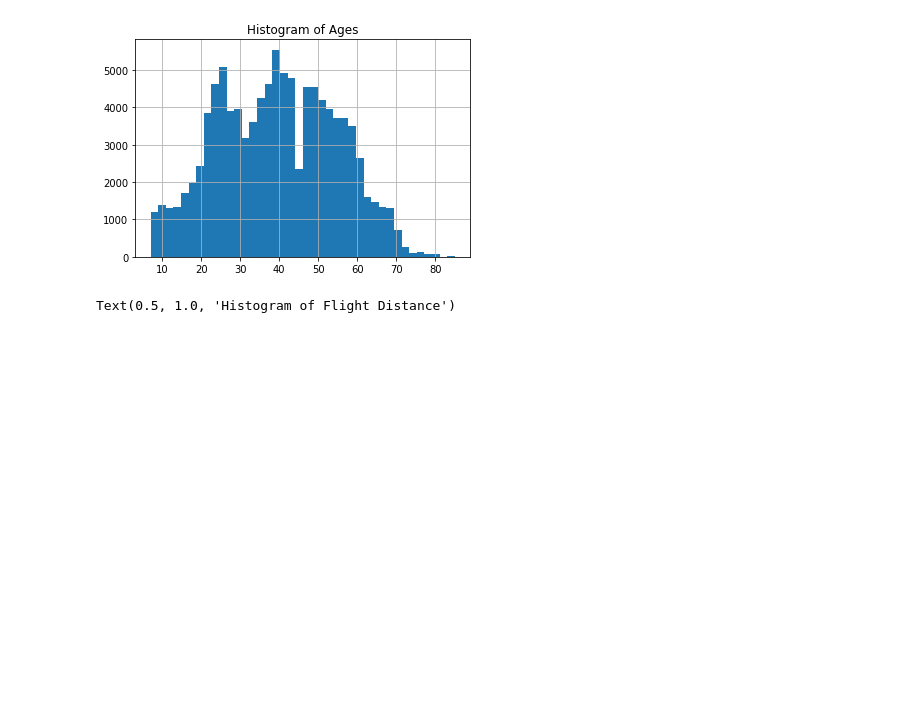
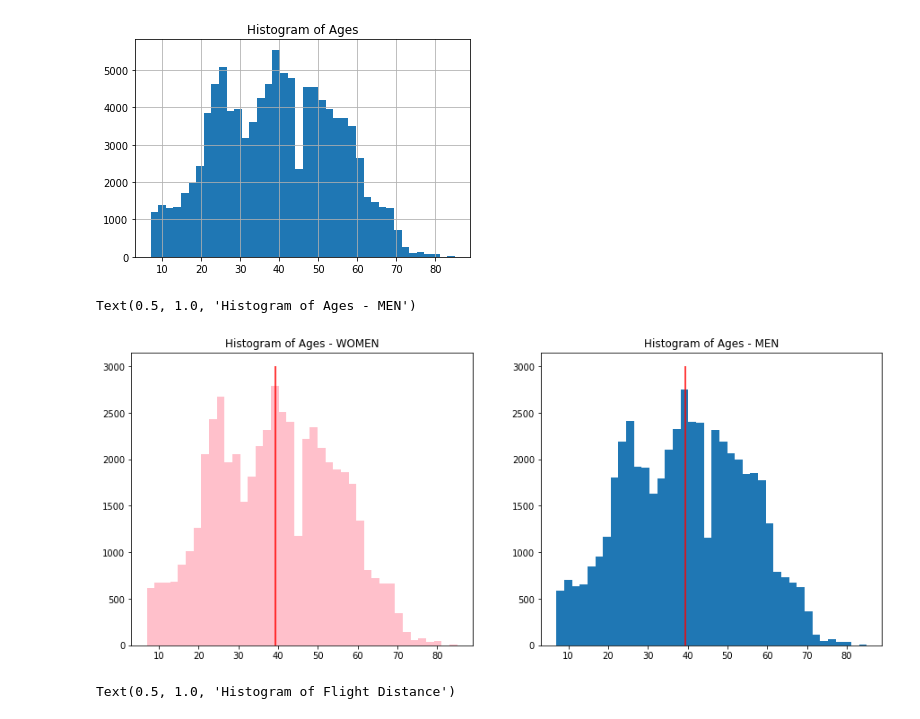
Before and after one commit to leo-cavalcante/airline-passenger-satisfaction, a Jupyter notebook: Airline Passenger Satisfaction.ipynb, the cells around one changed output. Cells and saved outputs as stored; diff of their text form; code cells hidden in the pictures; blank space fills up the shorter version.

```diff
--- a/Airline Passenger Satisfaction.ipynb
+++ b/Airline Passenger Satisfaction.ipynb
@@ -186,7 +186,7 @@ airline_train
 # %%
 # Cleaning column "Satisfaction" to indicate only if customer was satisfied or not
 airline_train.rename(columns={"satisfaction":"Satisfied"}, inplace=True)
-airline_train["Satisfied"] = airline_train["Satisfied"].apply(lambda x: 1 if x=='satisfied' else 0)
+airline_train["Satisfied"] = airline_train["Satisfied"].apply(lambda x: 1 if x=='neutral or dissatisfied' else 0)
 airline_train
 # %% [output]
 |  | Gender | Loyal | Age | Type of Travel | Class | Flight Distance | Inflight wifi service | ... |
@@ -295,6 +376,18 @@ plt.title("Histogram of Ages")
 # %% [output]
 Text(0.5, 1.0, 'Histogram of Ages')
 [figure]
+# %%
+fig, (ax1,ax2) = plt.subplots(1,2, figsize=(15,6))
+ax1.hist(airline_train[airline_train["Gender"]=="Female"]["Age"],bins=40,color="pink")
+ax1.vlines(airline_train[airline_train["Gender"]=="Female"]["Age"].mean(),1,3000,color="red")
+ax1.set_title("Histogram of Ages - WOMEN")
+
+ax2.hist(airline_train[airline_train["Gender"]=="Male"]["Age"],bins=40)
+ax2.vlines(airline_train[airline_train["Gender"]=="Male"]["Age"].mean(),1,3000,color="red")
+ax2.set_title("Histogram of Ages - MEN")
+# %% [output]
+Text(0.5, 1.0, 'Histogram of Ages - MEN')
+[figure, added]
 # %%
 # Checking the distribution of Flight distance
 airline_train["Flight Distance"].hist(bins=40)
```
Also changed, not shown: parts of 53 cells of this notebook.
